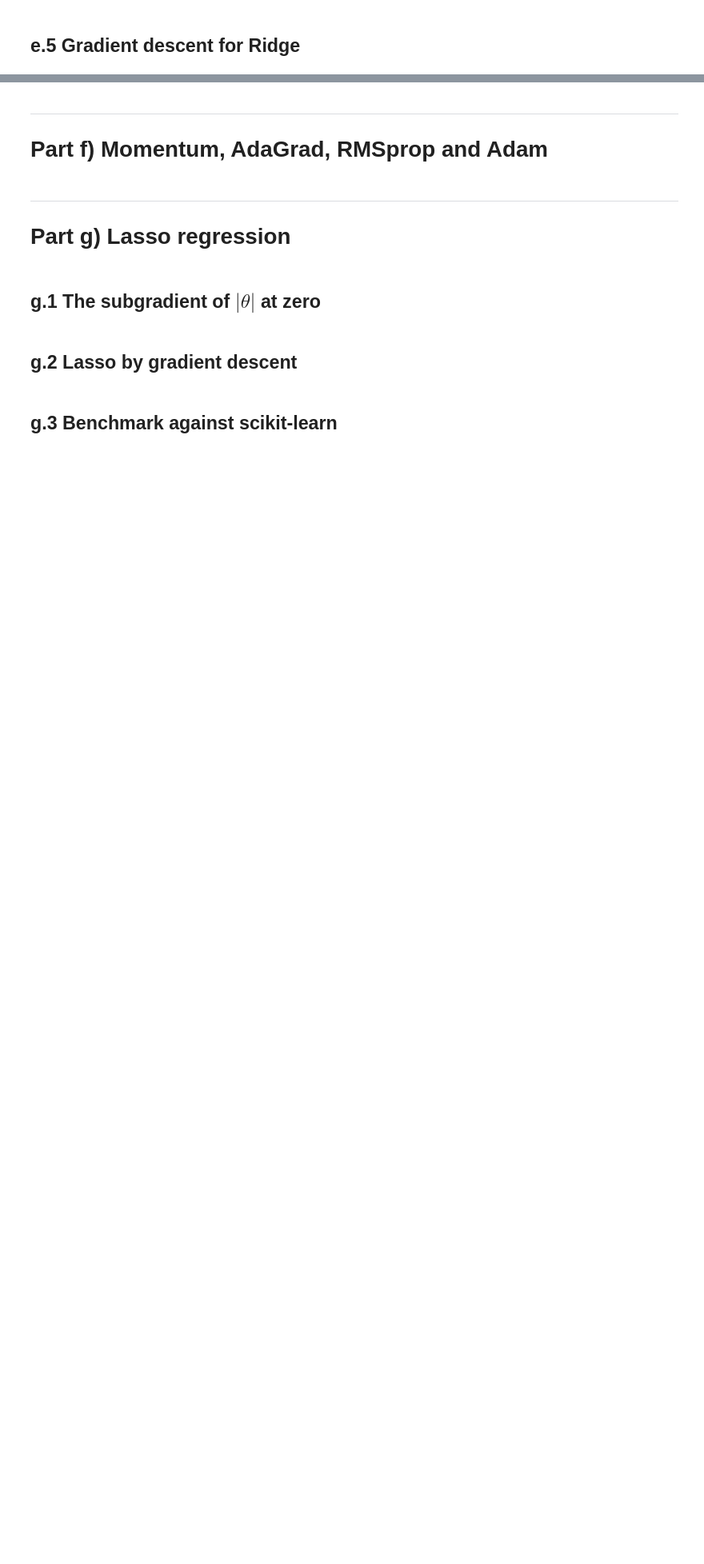
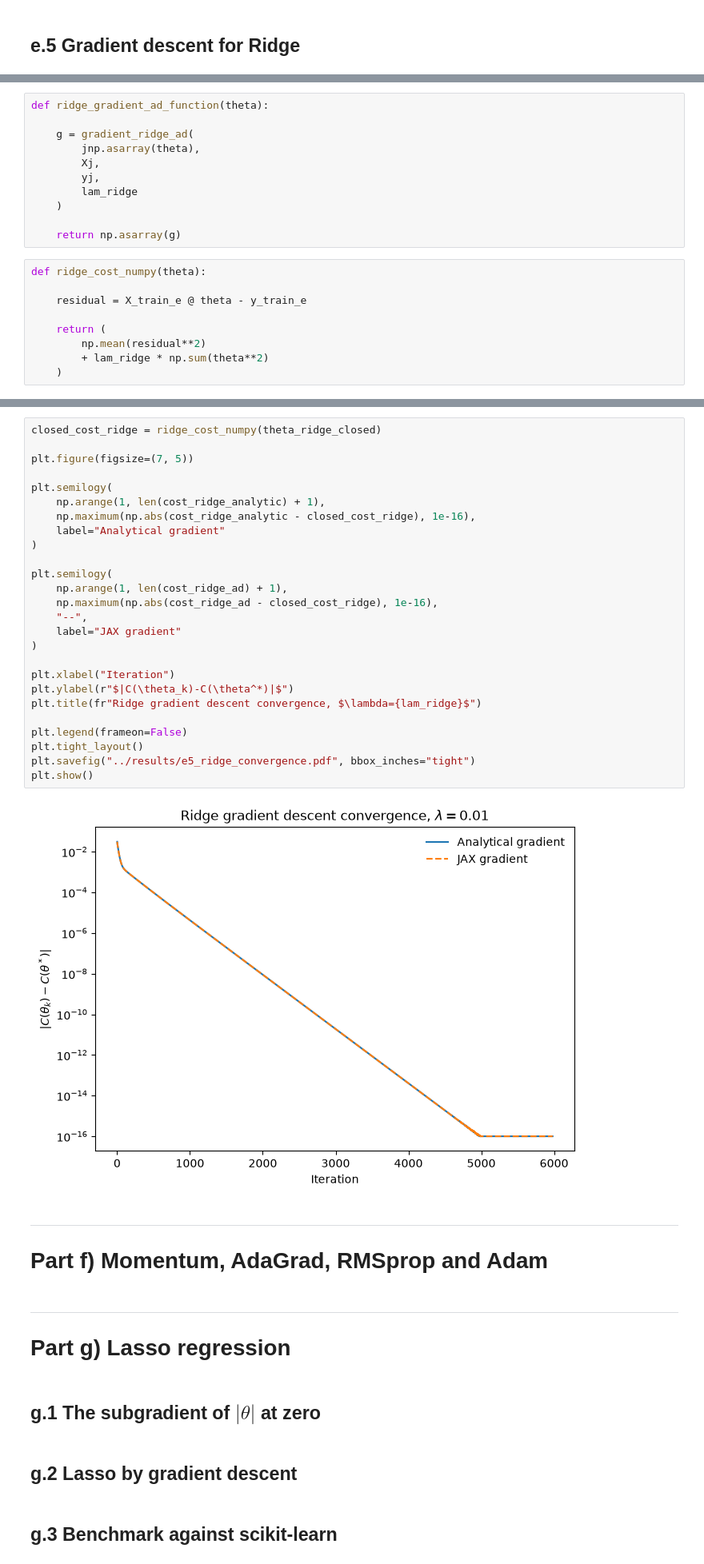
Before and after one commit to GardKL/Project1, a Jupyter notebook: Project1/code/Project1.ipynb, the cells around one changed output, grey strips where cells are left out. Shown at 80% size. Cells and saved outputs as stored; diff of their text form; blank space fills up the shorter version.

```diff
--- a/Project1/code/Project1.ipynb
+++ b/Project1/code/Project1.ipynb
@@ -1340,0 +1593,20 @@ y_test_pred_gd = (
+# %%
+def ridge_gradient_ad_function(theta):
+
+    g = gradient_ridge_ad(
+        jnp.asarray(theta),
+        Xj,
+        yj,
+        lam_ridge
+    )
+
+    return np.asarray(g)
+# %%
+def ridge_cost_numpy(theta):
+
+    residual = X_train_e @ theta - y_train_e
+
+    return (
+        np.mean(residual**2)
+        + lam_ridge * np.sum(theta**2)
+    )
@@ -1341,3 +1698,31 @@ y_test_pred_gd = (
+# %%
+closed_cost_ridge = ridge_cost_numpy(theta_ridge_closed)
+
+plt.figure(figsize=(7, 5))
+
+plt.semilogy(
+    np.arange(1, len(cost_ridge_analytic) + 1),
+    np.maximum(np.abs(cost_ridge_analytic - closed_cost_ridge), 1e-16),
+    label="Analytical gradient"
+)
+
+plt.semilogy(
+    np.arange(1, len(cost_ridge_ad) + 1),
+    np.maximum(np.abs(cost_ridge_ad - closed_cost_ridge), 1e-16),
+    "--",
+    label="JAX gradient"
+)
+
+plt.xlabel("Iteration")
+plt.ylabel(r"$|C(\theta_k)-C(\theta^*)|$")
+plt.title(fr"Ridge gradient descent convergence, $\lambda={lam_ridge}$")
+
+plt.legend(frameon=False)
+plt.tight_layout()
+plt.savefig("../results/e5_ridge_convergence.pdf", bbox_inches="tight")
+plt.show()
+# %% [output]
+[figure, added]
 # %% [markdown]
 ---
 # Part f) Momentum, AdaGrad, RMSprop and Adam
```
Also changed, not shown: parts of 13 cells of this notebook, 3 other files.
